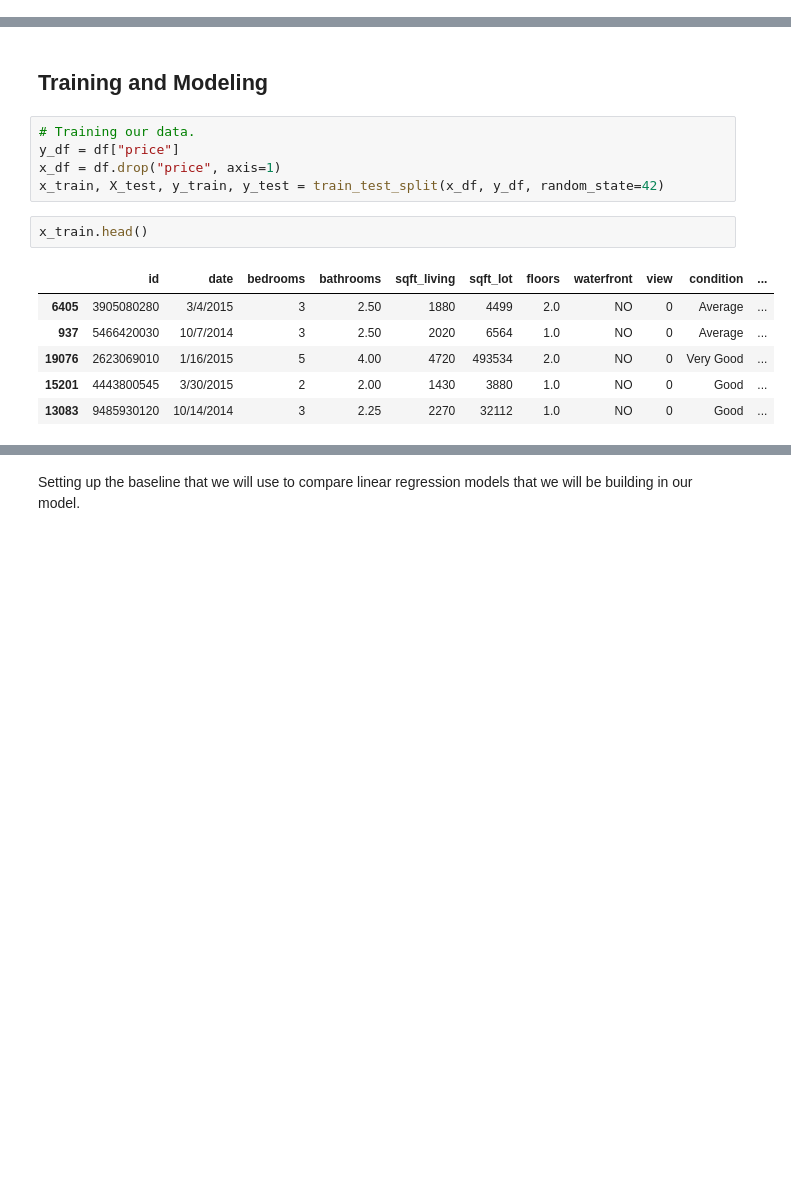
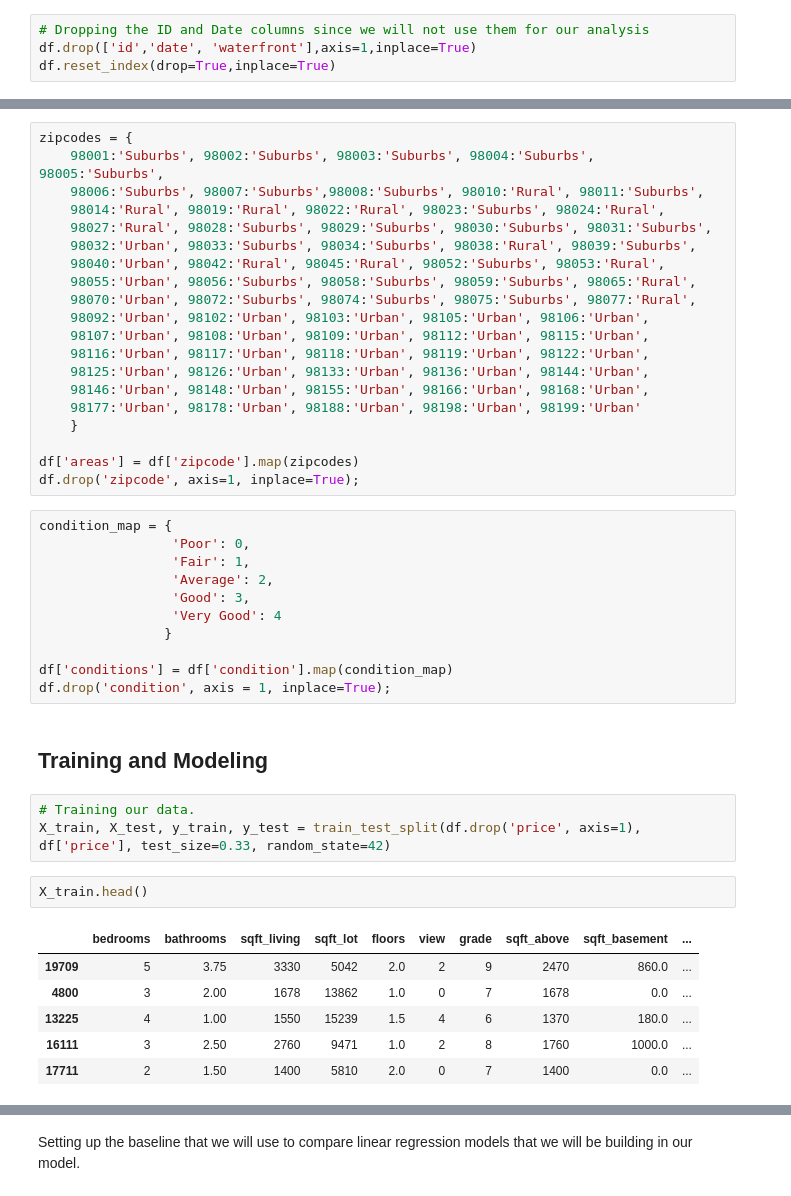
Before and after one commit to henryshin15/king_county_real_estate, a Jupyter notebook: kings_county_project.ipynb, the cells around one changed output, grey strips where cells are left out. Drawn from its saved outputs; the diff is of its cells as text; blank space fills up the shorter version.

```diff
--- a/kings_county_project.ipynb
+++ b/kings_county_project.ipynb
@@ -184,6 +188,10 @@ df.is_rennovated.value_counts()
 0    20853
 1      744
 Name: is_rennovated, dtype: int64
+# %%
+# Dropping the ID and Date columns since we will not use them for our analysis
+df.drop(['id','date', 'waterfront'],axis=1,inplace=True)
+df.reset_index(drop=True,inplace=True)
 # %%
 # Using the Q3 statistic (645,000)
 # When I used an arbitrary price 1,000,000, not enough data samples, only 1490 total houses. Jelly requires 5,000
@@ -228,16 +275,45 @@ sns.displot(luxury_homes_overQ3['price'])
+# %%
+zipcodes = {
+    98001:'Suburbs', 98002:'Suburbs', 98003:'Suburbs', 98004:'Suburbs', 98005:'Suburbs',
+    98006:'Suburbs', 98007:'Suburbs',98008:'Suburbs', 98010:'Rural', 98011:'Suburbs',
+    98014:'Rural', 98019:'Rural', 98022:'Rural', 98023:'Suburbs', 98024:'Rural',
+    98027:'Rural', 98028:'Suburbs', 98029:'Suburbs', 98030:'Suburbs', 98031:'Suburbs',
+    98032:'Urban', 98033:'Suburbs', 98034:'Suburbs', 98038:'Rural', 98039:'Suburbs',
+    98040:'Urban', 98042:'Rural', 98045:'Rural', 98052:'Suburbs', 98053:'Rural',
+    98055:'Urban', 98056:'Suburbs', 98058:'Suburbs', 98059:'Suburbs', 98065:'Rural',
+    98070:'Urban', 98072:'Suburbs', 98074:'Suburbs', 98075:'Suburbs', 98077:'Rural',
+    98092:'Urban', 98102:'Urban', 98103:'Urban', 98105:'Urban', 98106:'Urban',
+    98107:'Urban', 98108:'Urban', 98109:'Urban', 98112:'Urban', 98115:'Urban',
+    98116:'Urban', 98117:'Urban', 98118:'Urban', 98119:'Urban', 98122:'Urban',
+    98125:'Urban', 98126:'Urban', 98133:'Urban', 98136:'Urban', 98144:'Urban',
+    98146:'Urban', 98148:'Urban', 98155:'Urban', 98166:'Urban', 98168:'Urban',
+    98177:'Urban', 98178:'Urban', 98188:'Urban', 98198:'Urban', 98199:'Urban'
+    }
+
+df['areas'] = df['zipcode'].map(zipcodes)
+df.drop('zipcode', axis=1, inplace=True);
+# %%
+condition_map = {
+                 'Poor': 0,
+                 'Fair': 1,
+                 'Average': 2,
+                 'Good': 3,
+                 'Very Good': 4
+                }
+
+df['conditions'] = df['condition'].map(condition_map)
+df.drop('condition', axis = 1, inplace=True);
 # %% [markdown]
 ## Training and Modeling
 # %%
 # Training our data.
-y_df = df["price"]
-x_df = df.drop("price", axis=1)
-x_train, X_test, y_train, y_test = train_test_split(x_df, y_df, random_state=42)
+X_train, X_test, y_train, y_test = train_test_split(df.drop('price', axis=1), df['price'], test_size=0.33, random_state=42)
 # %%
-x_train.head()
+X_train.head()
 # %% [output]
-|  | id | date | bedrooms | bathrooms | sqft_living | sqft_lot | floors | waterfront | view | condition | ... |
-| 6405 | 3905080280 | 3/4/2015 | 3 | 2.50 | 1880 | 4499 | 2.0 | NO | 0 | Average | ... |
-| 937 | 5466420030 | 10/7/2014 | 3 | 2.50 | 2020 | 6564 | 1.0 | NO | 0 | Average | ... |
-| 19076 | 2623069010 | 1/16/2015 | 5 | 4.00 | 4720 | 493534 | 2.0 | NO | 0 | Very Good | ... |
-| 15201 | 4443800545 | 3/30/2015 | 2 | 2.00 | 1430 | 3880 | 1.0 | NO | 0 | Good | ... |
-| 13083 | 9485930120 | 10/14/2014 | 3 | 2.25 | 2270 | 32112 | 1.0 | NO | 0 | Good | ... |
+|  | bedrooms | bathrooms | sqft_living | sqft_lot | floors | view | grade | sqft_above | sqft_basement | ... |
+| 19709 | 5 | 3.75 | 3330 | 5042 | 2.0 | 2 | 9 | 2470 | 860.0 | ... |
+| 4800 | 3 | 2.00 | 1678 | 13862 | 1.0 | 0 | 7 | 1678 | 0.0 | ... |
+| 13225 | 4 | 1.00 | 1550 | 15239 | 1.5 | 4 | 6 | 1370 | 180.0 | ... |
+| 16111 | 3 | 2.50 | 2760 | 9471 | 1.0 | 2 | 8 | 1760 | 1000.0 | ... |
+| 17711 | 2 | 1.50 | 1400 | 5810 | 2.0 | 0 | 7 | 1400 | 0.0 | ... |
```
Also changed, not shown: parts of 28 cells of this notebook.
